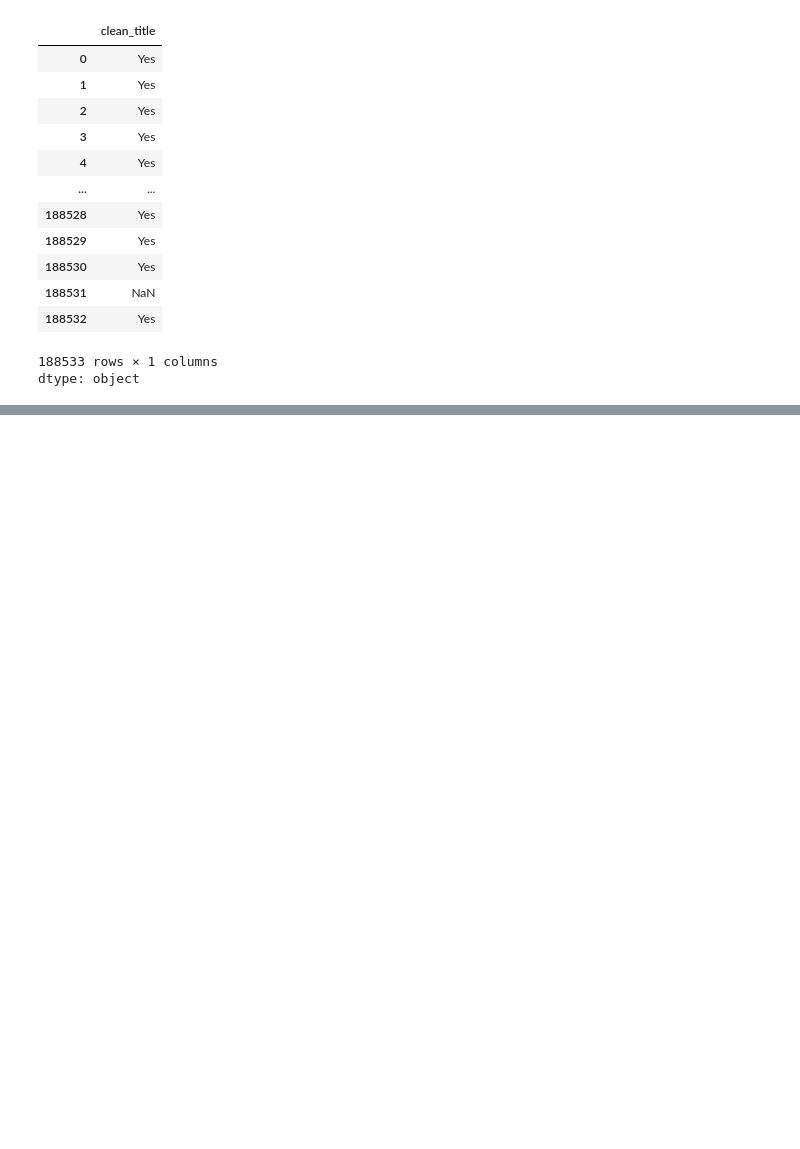
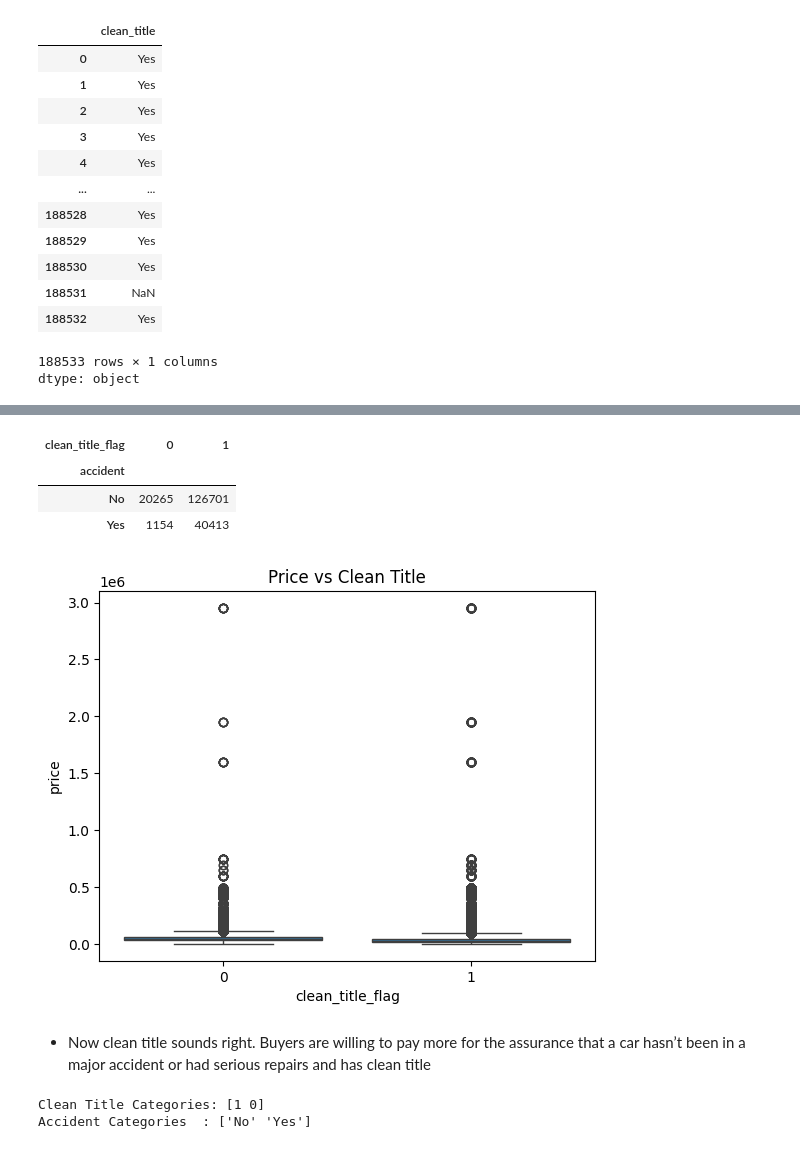
Before and after one commit to Mztaroys/Falcon-9-prediction, a Jupyter notebook: Used_Car_Prediction.ipynb, the cells around one changed output, grey strips where cells are left out. Saved outputs shown, nothing was run; the diff lists cells and outputs as text; code cells hidden in the pictures; blank space fills up the shorter version.

```diff
--- a/Used_Car_Prediction.ipynb
+++ b/Used_Car_Prediction.ipynb
@@ -178,0 +182,31 @@ df.groupby('accident')['price'].mean().plot(kind='bar')
+# %%
+#Let’s explore how accident and clean_title affect other variables like price, mileage, or year.
+
+# Average price by clean_title
+df.groupby('clean_title_flag')['price'].mean()
+
+# Accident vs clean_title cross-tab
+pd.crosstab(df['accident'], df['clean_title_flag'])
+# %% [output]
+| clean_title_flag | 0 | 1 |
+| accident |  |  |
+| No | 20265 | 126701 |
+| Yes | 1154 | 40413 |
+# %%
+import seaborn as sns
+import matplotlib.pyplot as plt
+
+# Price distribution by clean_title
+sns.boxplot(x='clean_title_flag', y='price', data=df)
+plt.title('Price vs Clean Title')
+plt.show()
+# %% [output]
+[figure, added]
+# %% [markdown]
+- Now clean title sounds right. Buyers are willing to pay more for the assurance that a car hasn’t been in a major accident or had serious repairs and has clean title
+# %%
+print('Clean Title Categories:', df['clean_title_flag'].unique())
+print('Accident Categories  :', df['accident'].unique())
+# %% [output]
+Clean Title Categories: [1 0]
+Accident Categories  : ['No' 'Yes']
```
Also changed, not shown: parts of 30 cells of this notebook.
